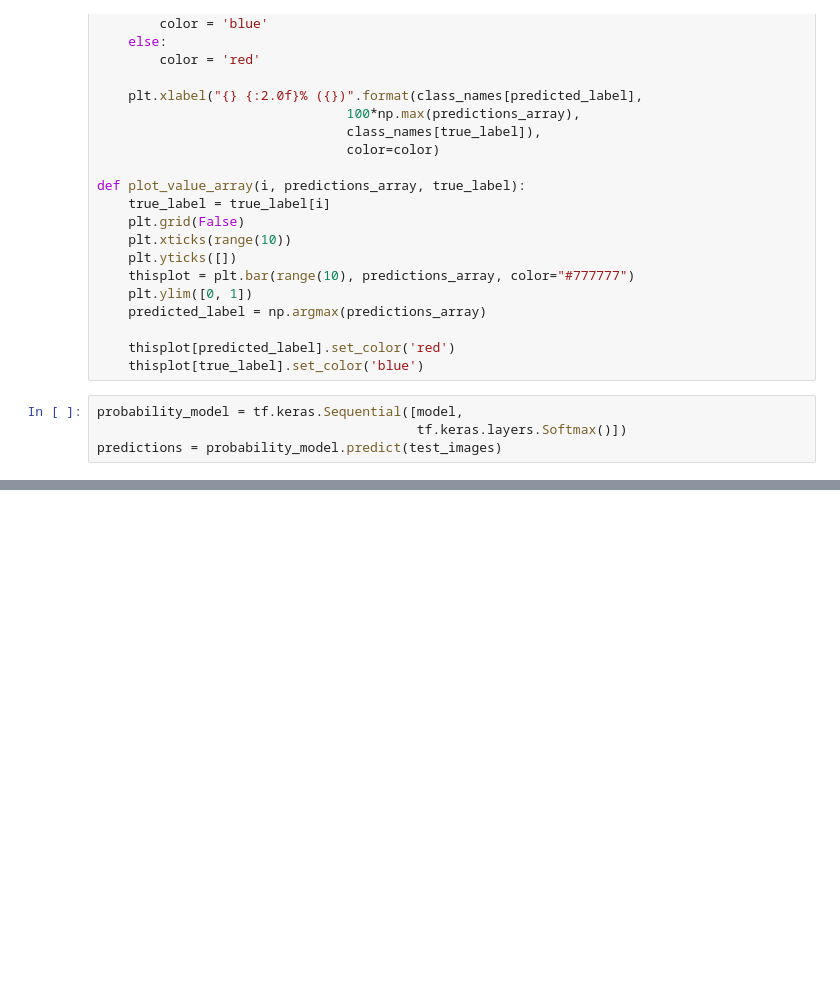
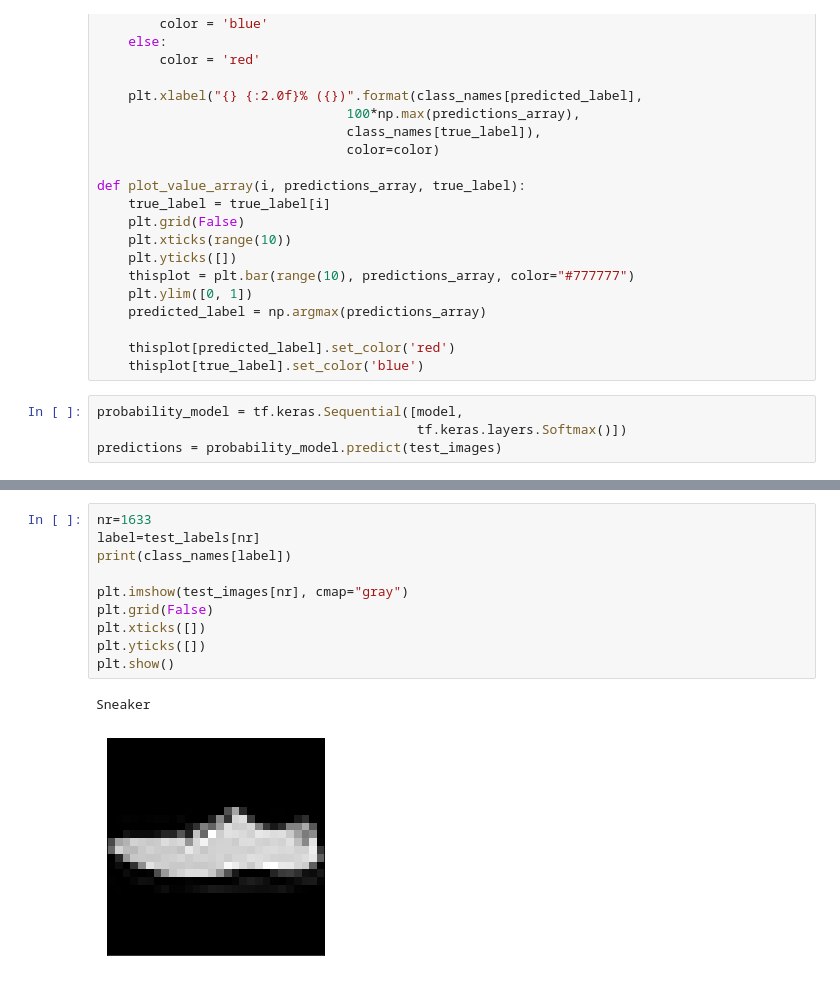
Before and after one commit to kriskda/android-tensorflow-clothes, a Jupyter notebook: keras-tensorflow/tensorflow-tutorial.ipynb, the cells around one changed output, grey strips where cells are left out. Drawn from its saved outputs; the diff is of its cells as text; blank space fills up the shorter version.

```diff
--- a/keras-tensorflow/tensorflow-tutorial.ipynb
+++ b/keras-tensorflow/tensorflow-tutorial.ipynb
@@ -183,0 +184,13 @@ plt.show()
+# %%
+nr=1633
+label=test_labels[nr]
+print(class_names[label])
+
+plt.imshow(test_images[nr], cmap="gray")
+plt.grid(False)
+plt.xticks([])
+plt.yticks([])
+plt.show()
+# %% [output]
+Sneaker
+[figure, added]
```
Also changed, not shown: parts of 6 cells of this notebook, 5 other files.
